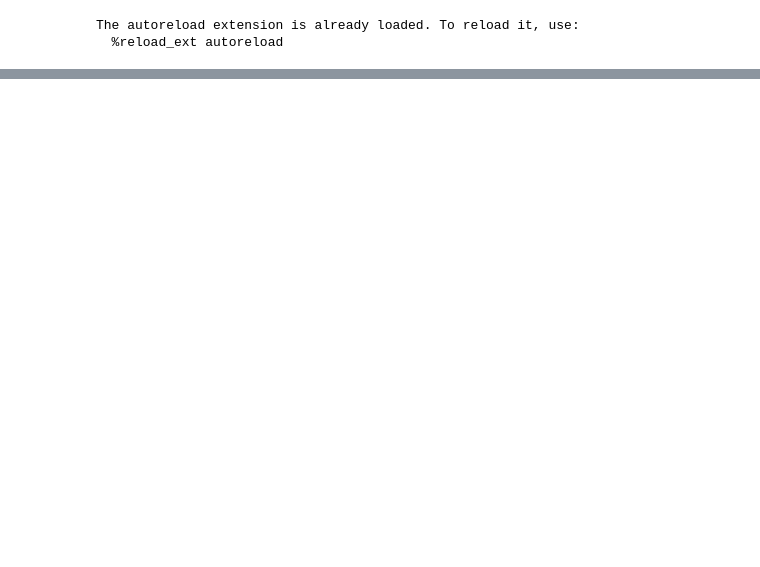
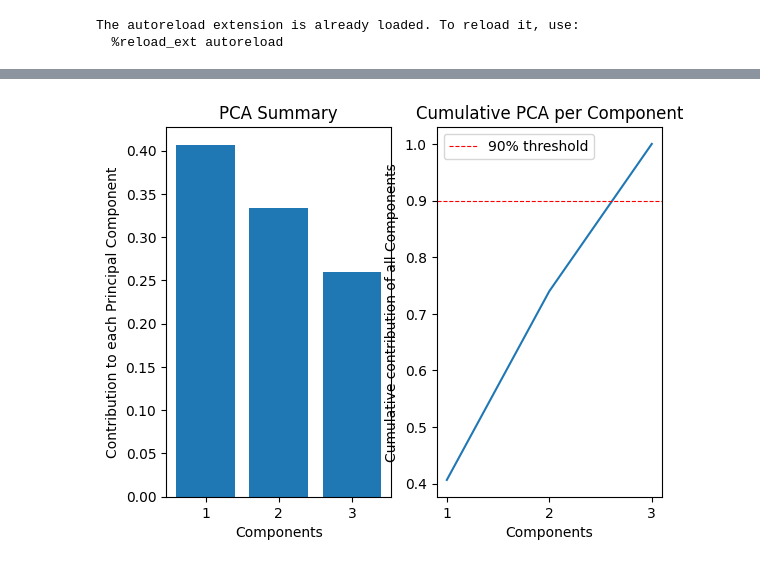
Before and after one commit to addzzz786/commodity-price-dashboard, a Jupyter notebook: notebooks/01_exploration.ipynb, the cells around one changed output, grey strips where cells are left out. Cells and saved outputs as stored; diff of their text form; code cells hidden in the pictures; blank space fills up the shorter version.

```diff
--- a/notebooks/01_exploration.ipynb
+++ b/notebooks/01_exploration.ipynb
@@ -60,0 +114,5 @@ _=plot_pca_summary(pca_results)
+# %%
+fig = plot_pca_summary(pca_results)
+fig.savefig("../assets/pca_summary.png", dpi=150, bbox_inches="tight")
+# %% [output]
+[figure, added]
```
Also changed, not shown: parts of 12 cells of this notebook, 7 other files.
